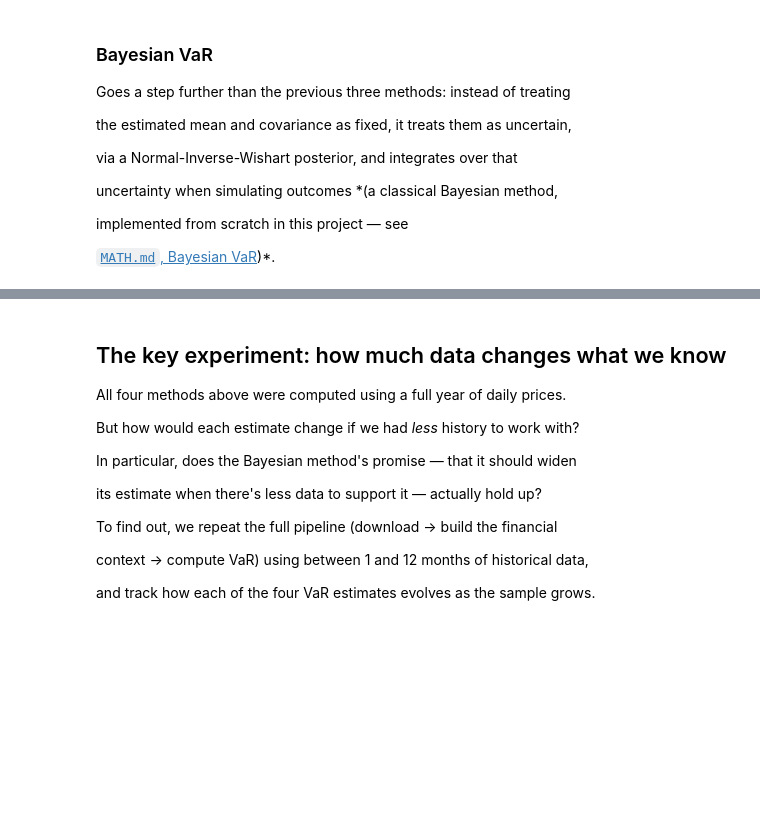
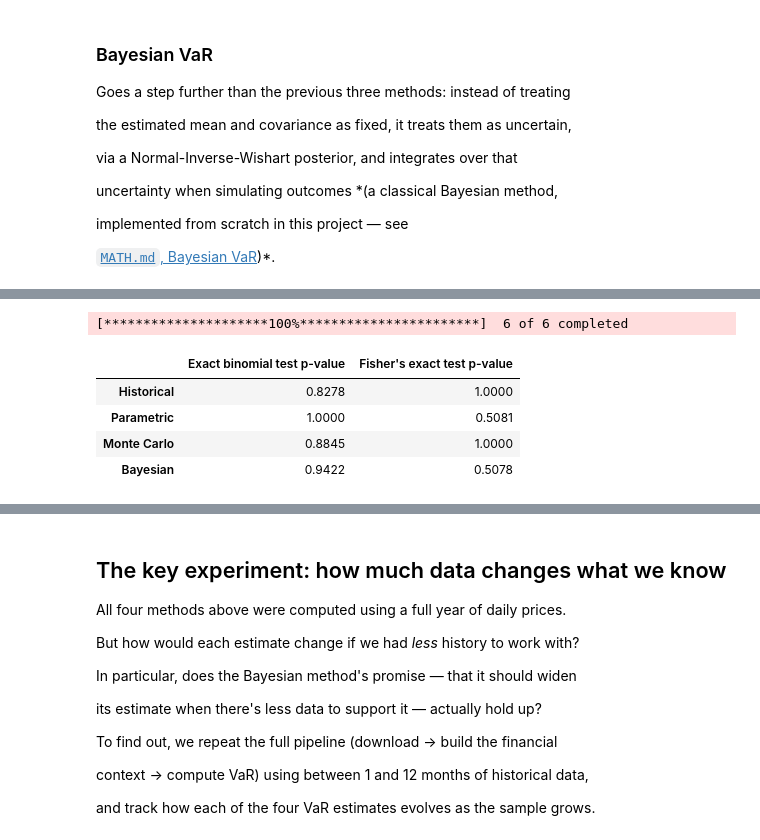
Before and after one commit to ANanniniS/VaR-computation-tools, a Jupyter notebook: notebooks/walkthrough.ipynb, the cells around one changed output, grey strips where cells are left out. Saved outputs shown, nothing was run; the diff lists cells and outputs as text; code cells hidden in the pictures; blank space fills up the shorter version.

```diff
--- a/notebooks/walkthrough.ipynb
+++ b/notebooks/walkthrough.ipynb
@@ -258,0 +325,25 @@ Name: 1-day VaR (95%), dtype: str
+# %%
+#we download the data
+prices_5y = download_prices(period="5y")
+prices_5y.to_csv("../data/precios_5y.csv")
+# %% [output]
+[*********************100%***********************]  6 of 6 completed
+# %%
+datos_5y = pd.read_csv("../data/precios_5y.csv")
+
+pnl_5y, VaR_estimations_5y, kupiec_pvalues_5y, christoffersen_pvalues_5y = rolling_back_tests(
+    datos_5y, portfolio, horizon=1, alpha=0.05, N=100_000, window=253#the exact window value we would use in the previous strategy
+) #this is really slow, dont worry if it takes several minutes.
+
+backtest_results_5y = pd.DataFrame({
+    "Exact binomial test p-value": kupiec_pvalues_5y,
+    "Fisher's exact test p-value": christoffersen_pvalues_5y,
+}, index=["Historical", "Parametric", "Monte Carlo", "Bayesian"])
+
+backtest_results_5y.round(4)
+# %% [output]
+|  | Exact binomial test p-value | Fisher's exact test p-value |
+| Historical | 0.8278 | 1.0000 |
+| Parametric | 1.0000 | 0.5081 |
+| Monte Carlo | 0.8845 | 1.0000 |
+| Bayesian | 0.9422 | 0.5078 |
```
Also changed, not shown: parts of 11 cells of this notebook, 6 other files.
